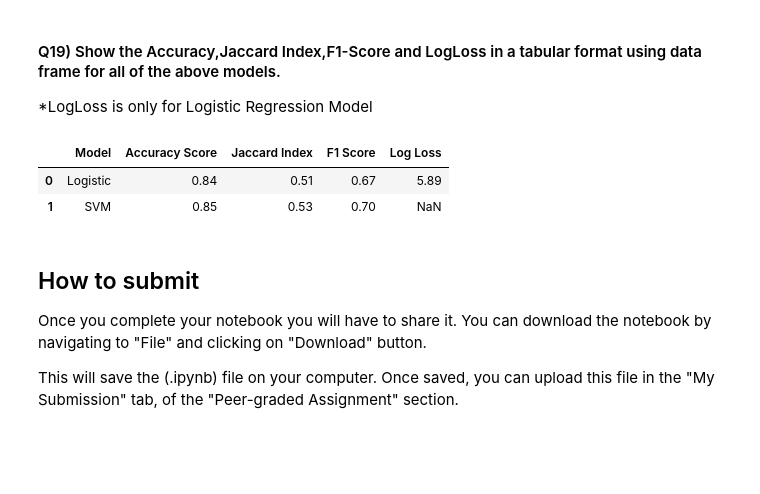
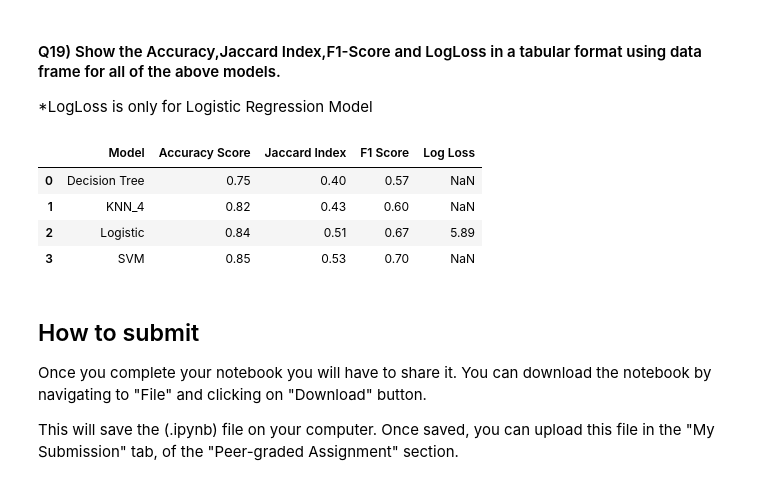
Before and after one commit to thanhan25/Machine-Learning-with-Python-Honours-Project, a Jupyter notebook: ML0101EN_SkillUp_FinalAssignment.ipynb, the cells around one changed output. Saved outputs shown, nothing was run; the diff lists cells and outputs as text; code cells hidden in the pictures; blank space fills up the shorter version.

Commit message:
Modify the final table

```diff
--- a/ML0101EN_SkillUp_FinalAssignment.ipynb
+++ b/ML0101EN_SkillUp_FinalAssignment.ipynb
@@ -436,12 +436,14 @@ report_SVM_dict = {
 
 \*LogLoss is only for Logistic Regression Model
 # %%
-Report_LR_SVM = pd.DataFrame([report_logistic_dict, report_SVM_dict])
+Report_LR_SVM = pd.DataFrame([report_tree_dict, report_KNN_dict, report_logistic_dict, report_SVM_dict])
 Report_LR_SVM.round(2)
 # %% [output]
 |  | Model | Accuracy Score | Jaccard Index | F1 Score | Log Loss |
-| 0 | Logistic | 0.84 | 0.51 | 0.67 | 5.89 |
-| 1 | SVM | 0.85 | 0.53 | 0.70 | NaN |
+| 0 | Decision Tree | 0.75 | 0.40 | 0.57 | NaN |
+| 1 | KNN_4 | 0.82 | 0.43 | 0.60 | NaN |
+| 2 | Logistic | 0.84 | 0.51 | 0.67 | 5.89 |
+| 3 | SVM | 0.85 | 0.53 | 0.70 | NaN |
 # %% [markdown]
 <h2 id="Section_5">  How to submit </h2>
 
```
